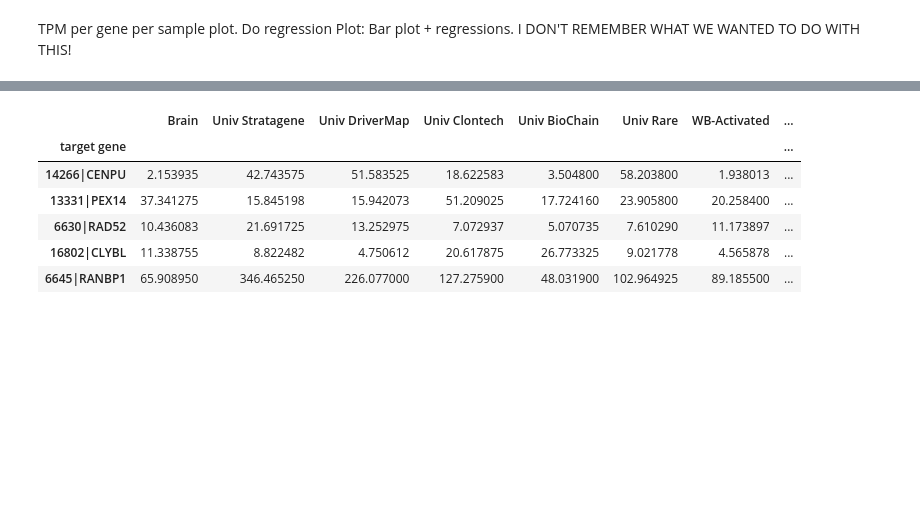
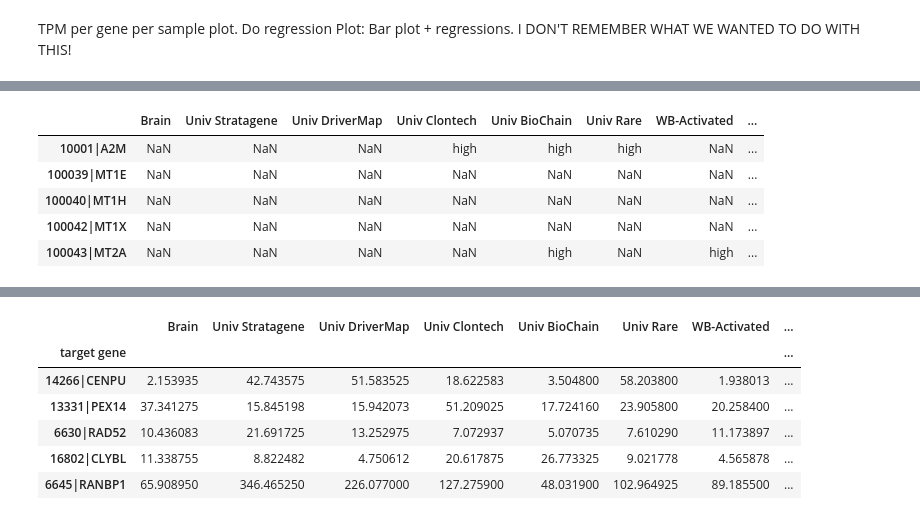
Before and after one commit to lrondi/Project_1, a Jupyter notebook: project main.ipynb, the cells around one changed output, grey strips where cells are left out. Saved outputs shown, nothing was run; the diff lists cells and outputs as text; code cells hidden in the pictures; blank space fills up the shorter version.

```diff
--- a/project main.ipynb
+++ b/project main.ipynb
@@ -346,0 +367,10 @@ TPM per gene per sample plot. Do regression Plot: Bar plot + regressions. I DON'
+# %%
+new_dm_df=find_highs(data_dm_log)
+new_dm_df.head()
+# %% [output]
+|  | Brain | Univ Stratagene | Univ DriverMap | Univ Clontech | Univ BioChain | Univ Rare | WB-Activated | ... |
+| 10001|A2M | NaN | NaN | NaN | high | high | high | NaN | ... |
+| 100039|MT1E | NaN | NaN | NaN | NaN | NaN | NaN | NaN | ... |
+| 100040|MT1H | NaN | NaN | NaN | NaN | NaN | NaN | NaN | ... |
+| 100042|MT1X | NaN | NaN | NaN | NaN | NaN | NaN | NaN | ... |
+| 100043|MT2A | NaN | NaN | NaN | NaN | high | NaN | high | ... |
```
Also changed, not shown: parts of 15 cells of this notebook.
